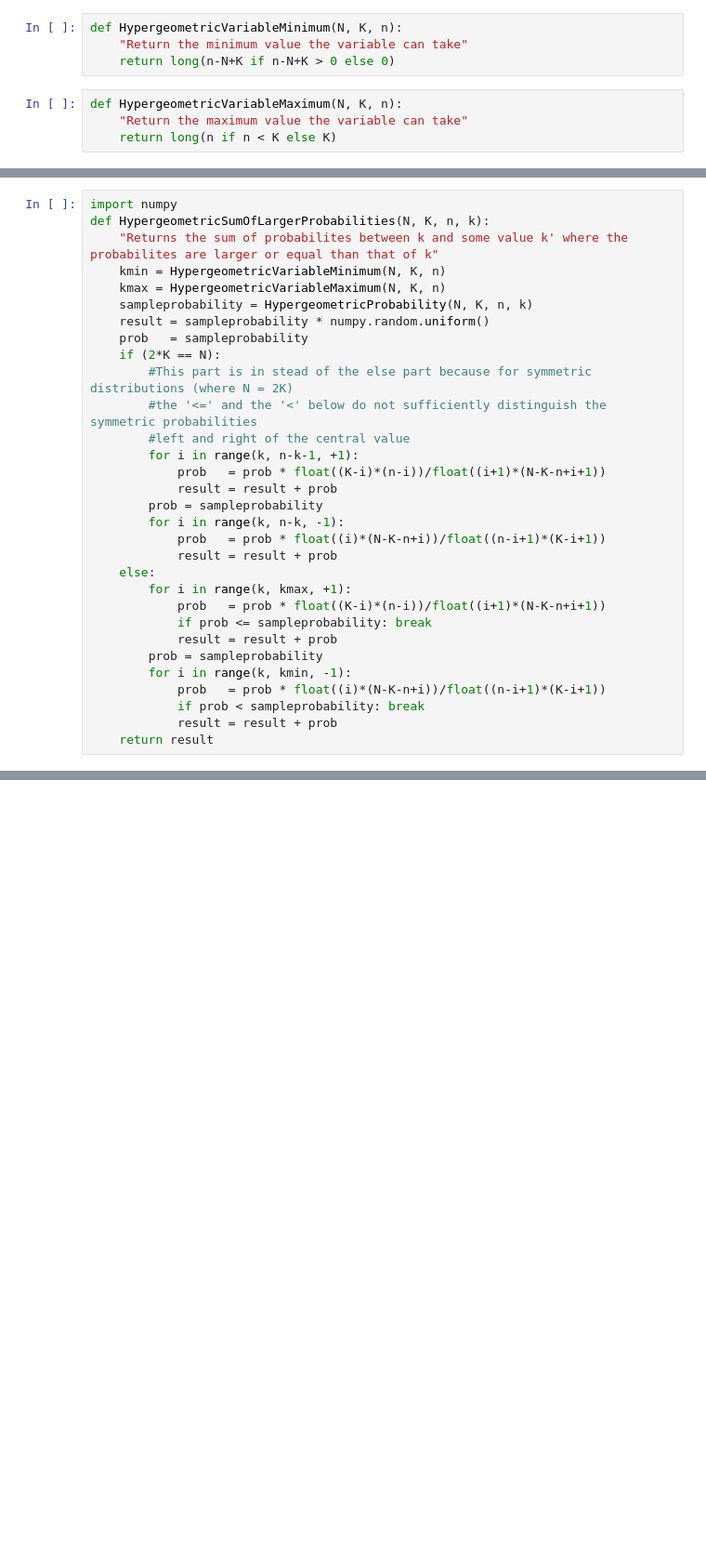
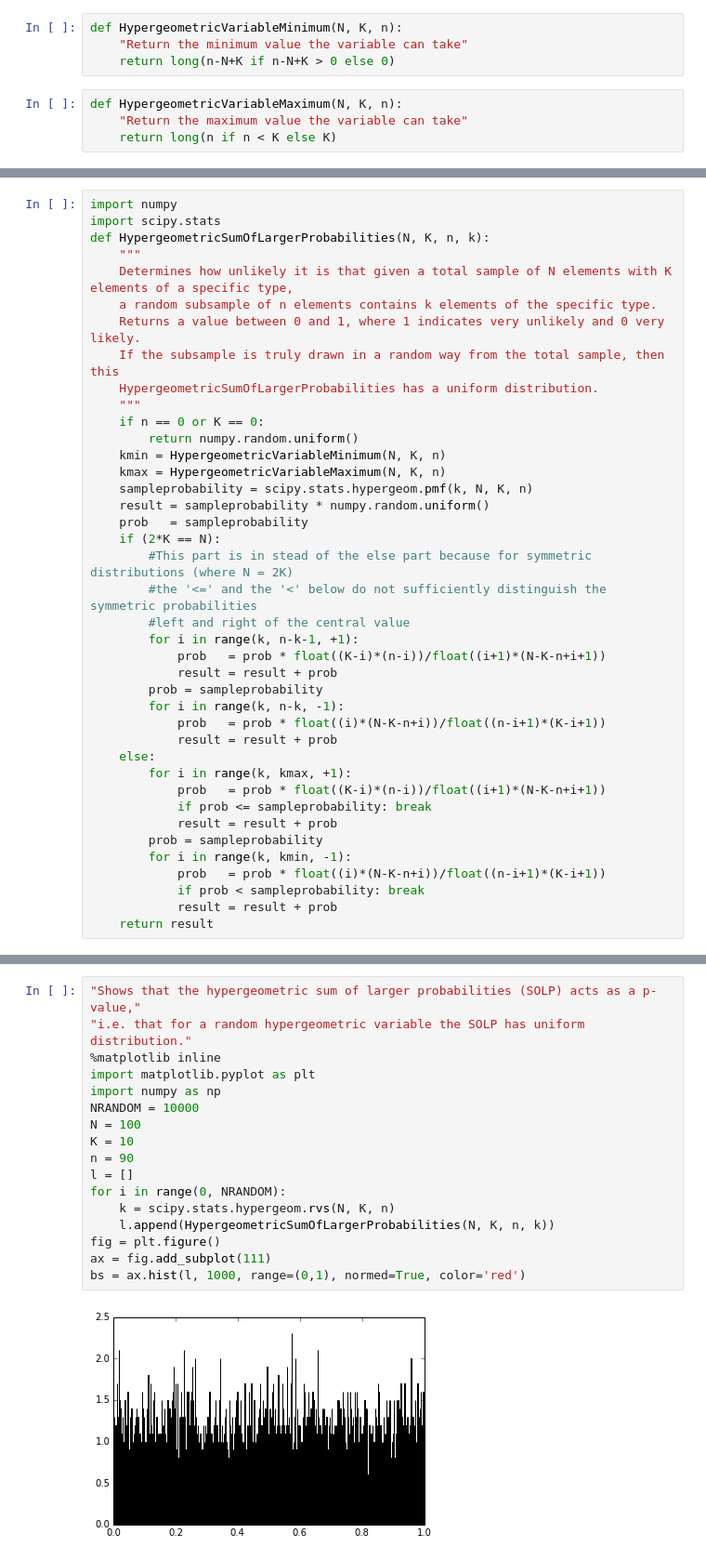
Before and after one commit to faab5/tools-and-scripts, a Jupyter notebook: hypergeometrictools.ipynb, the cells around one changed output, grey strips where cells are left out. Shown at 93% size. Saved outputs shown, nothing was run; the diff lists cells and outputs as text; blank space fills up the shorter version.

```diff
--- a/hypergeometrictools.ipynb
+++ b/hypergeometrictools.ipynb
@@ -40,10 +9,19 @@ def HypergeomtricCumulativeProbability(N, K, n, k):
 # %%
 import numpy
+import scipy.stats
 def HypergeometricSumOfLargerProbabilities(N, K, n, k):
-    "Returns the sum of probabilites between k and some value k' where the probabilites are larger or equal than that of k"
+    """
+    Determines how unlikely it is that given a total sample of N elements with K elements of a specific type,
+    a random subsample of n elements contains k elements of the specific type.
+    Returns a value between 0 and 1, where 1 indicates very unlikely and 0 very likely.
+    If the subsample is truly drawn in a random way from the total sample, then this
+    HypergeometricSumOfLargerProbabilities has a uniform distribution.
+    """
+    if n == 0 or K == 0:
+        return numpy.random.uniform()
     kmin = HypergeometricVariableMinimum(N, K, n)
     kmax = HypergeometricVariableMaximum(N, K, n)
-    sampleprobability = HypergeometricProbability(N, K, n, k)
+    sampleprobability = scipy.stats.hypergeom.pmf(k, N, K, n)
     result = sampleprobability * numpy.random.uniform()
     prob   = sampleprobability
     if (2*K == N):
@@ -129,0 +109,19 @@ bs = ax3.hist(l, 1000, range=(0,1), normed=True, color='red')
+# %%
+"Shows that the hypergeometric sum of larger probabilities (SOLP) acts as a p-value,"
+"i.e. that for a random hypergeometric variable the SOLP has uniform distribution."
+%matplotlib inline
+import matplotlib.pyplot as plt
+import numpy as np
+NRANDOM = 10000
+N = 100
+K = 10
+n = 90
+l = []
+for i in range(0, NRANDOM):
+    k = scipy.stats.hypergeom.rvs(N, K, n)
+    l.append(HypergeometricSumOfLargerProbabilities(N, K, n, k))
+fig = plt.figure()
+ax = fig.add_subplot(111)
+bs = ax.hist(l, 1000, range=(0,1), normed=True, color='red')
+# %% [output]
+[figure, added]
```
Also changed, not shown: parts of 10 cells of this notebook.
